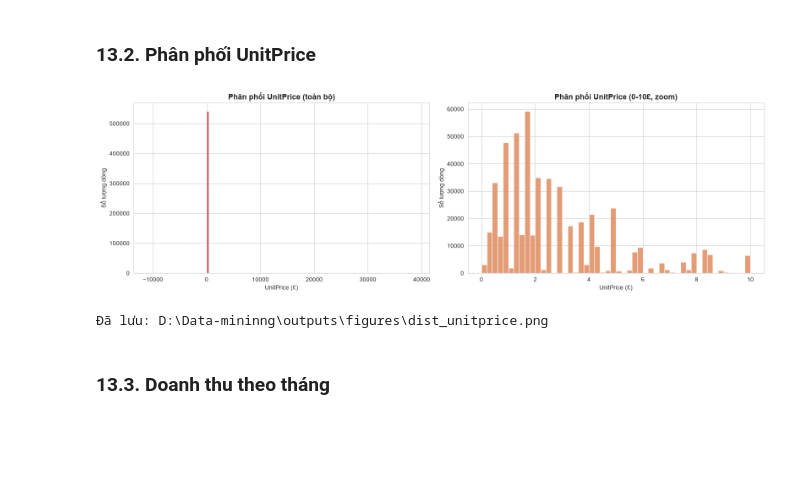
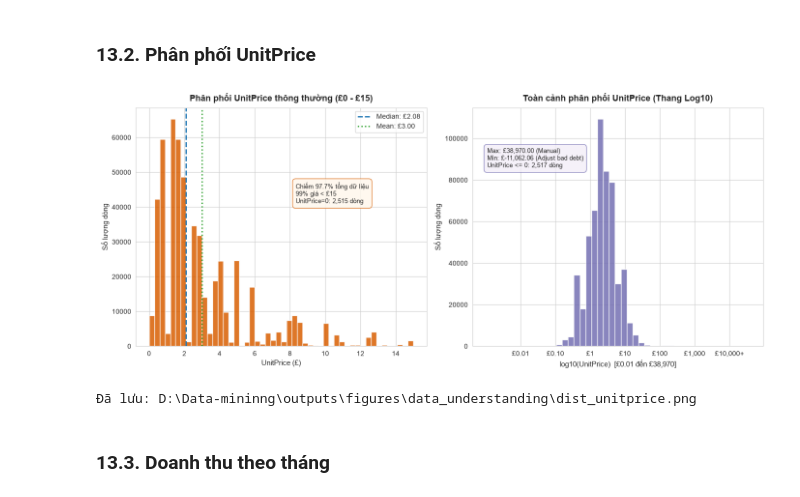
Before and after one commit to HungTruong-github/Data-mining, a Jupyter notebook: notebooks/01_data_understanding.ipynb, the cells around one changed output. Cells and saved outputs as stored; diff of their text form; code cells hidden in the pictures; blank space fills up the shorter version.

```diff
--- a/notebooks/01_data_understanding.ipynb
+++ b/notebooks/01_data_understanding.ipynb
@@ -633,27 +674,51 @@ print(f'Đã lưu: {FIGURES_DIR / "dist_quantity.png"}')
 # %% [markdown]
 ### 13.2. Phân phối UnitPrice
 # %%
-# Phân phối UnitPrice
-fig, axes = plt.subplots(1, 2, figsize=(16, 5))
+# Phân phối UnitPrice (Chi tiết & Toàn cảnh Outlier)
+fig, axes = plt.subplots(1, 2, figsize=(14, 6))
 
-axes[0].hist(df['UnitPrice'], bins=100, color='#C44E52', edgecolor='white', alpha=0.8)
-axes[0].set_title('Phân phối UnitPrice (toàn bộ)', fontsize=13, fontweight='bold')
-axes[0].set_xlabel('UnitPrice (£)')
-axes[0].set_ylabel('Số lượng dòng')
+# Subplot 1: Đơn giá thông thường (0 < UnitPrice <= 15 £)
+price_normal = df[(df['UnitPrice'] > 0) & (df['UnitPrice'] <= 15)]['UnitPrice']
+pct_price_normal = len(price_normal) / len(df) * 100
+mean_price = price_normal.mean()
+median_price = price_normal.median()
 
-price_filtered = df[(df['UnitPrice'] > 0) & (df['UnitPrice'] <= 10)]['UnitPrice']
-axes[1].hist(price_filtered, bins=50, color='#DD8452', edgecolor='white', alpha=0.8)
-axes[1].set_title('Phân phối UnitPrice (0-10£, zoom)', fontsize=13, fontweight='bold')
-axes[1].set_xlabel('UnitPrice (£)')
-axes[1].set_ylabel('Số lượng dòng')
+axes[0].hist(price_normal, bins=50, color='#d95f02', edgecolor='white', alpha=0.85)
+axes[0].axvline(median_price, color='#1f77b4', linestyle='--', linewidth=2, label=f'Median: £{median_price:.2f}')
+axes[0].axvline(mean_price, color='#2ca02c', linestyle=':', linewidth=2, label=f'Mean: £{mean_price:.2f}')
+axes[0].set_title('Phân phối UnitPrice thông thường (£0 - £15)', fontsize=13, fontweight='bold', pad=10)
+axes[0].set_xlabel('UnitPrice (£)', fontsize=11)
+axes[0].set_ylabel('Số lượng dòng', fontsize=11)
+axes[0].legend(loc='upper right', frameon=True)
+axes[0].annotate(
+    f'Chiếm {pct_price_normal:.1f}% tổng dữ liệu\n99% giá < £15\nUnitPrice=0: {(df["UnitPrice"] == 0).sum():,} dòng',
+    xy=(0.55, 0.60), xycoords='axes fraction',
+    bbox=dict(boxstyle='round,pad=0.5', facecolor='#fff7ec', edgecolor='#d95f02', alpha=0.8),
+    fontsize=9.5
+)
+
+# Subplot 2: Toàn bộ UnitPrice trên thang Log10
+valid_prices = df[df['UnitPrice'] > 0]['UnitPrice']
+axes[1].hist(np.log10(valid_prices), bins=45, color='#7570b3', edgecolor='white', alpha=0.85)
+axes[1].set_title('Toàn cảnh phân phối UnitPrice (Thang Log10)', fontsize=13, fontweight='bold', pad=10)
+axes[1].set_xlabel('log10(UnitPrice)  [£0.01 đến £38,970]', fontsize=11)
+axes[1].set_ylabel('Số lượng dòng', fontsize=11)
+axes[1].set_xticks([-2, -1, 0, 1, 2, 3, 4])
+axes[1].set_xticklabels(['£0.01', '£0.10', '£1', '£10', '£100', '£1,000', '£10,000+'])
+axes[1].annotate(
+    f'Max: £{df["UnitPrice"].max():,.2f} (Manual)\nMin: £{df["UnitPrice"].min():,.2f} (Adjust bad debt)\nUnitPrice <= 0: {(df["UnitPrice"] <= 0).sum():,} dòng',
+    xy=(0.05, 0.75), xycoords='axes fraction',
+    bbox=dict(boxstyle='round,pad=0.5', facecolor='#f3eef8', edgecolor='#7570b3', alpha=0.8),
+    fontsize=9.5
+)
 
 plt.tight_layout()
-plt.savefig(FIGURES_DIR / 'dist_unitprice.png', dpi=150, bbox_inches='tight')
+plt.savefig(FIGURES_DATA_UNDERSTANDING / 'dist_unitprice.png', dpi=150, bbox_inches='tight')
 plt.show()
-print(f'Đã lưu: {FIGURES_DIR / "dist_unitprice.png"}')
+print(f'Đã lưu: {FIGURES_DATA_UNDERSTANDING / "dist_unitprice.png"}')
 # %% [output]
-[figure, old version]
+[figure, new version]
-Đã lưu: D:\Data-mininng\outputs\figures\dist_unitprice.png
+Đã lưu: D:\Data-mininng\outputs\figures\data_understanding\dist_unitprice.png
 # %% [markdown]
 ### 13.3. Doanh thu theo tháng
 # %%
```
Also changed, not shown: parts of 12 cells of this notebook, 4 other files.
